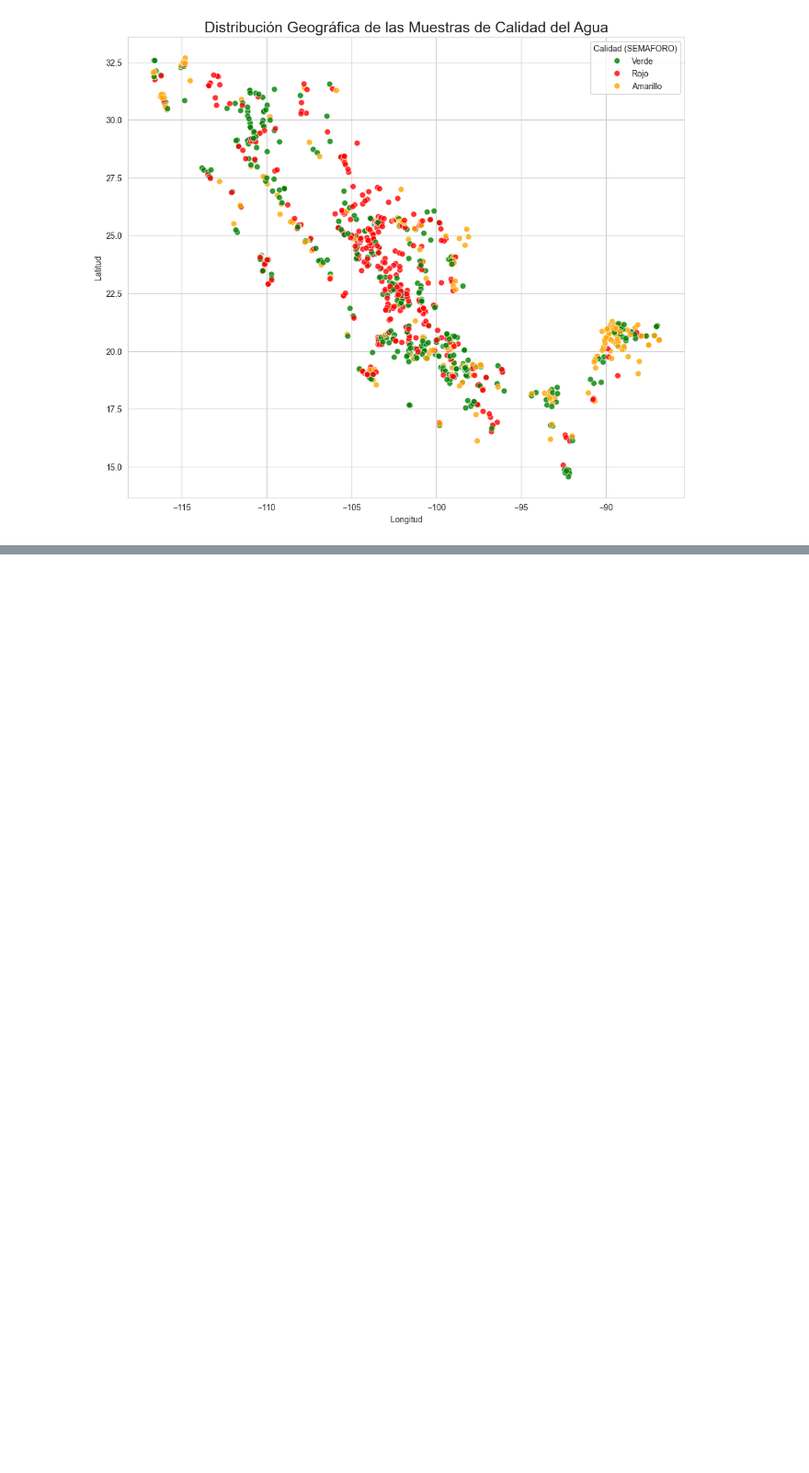
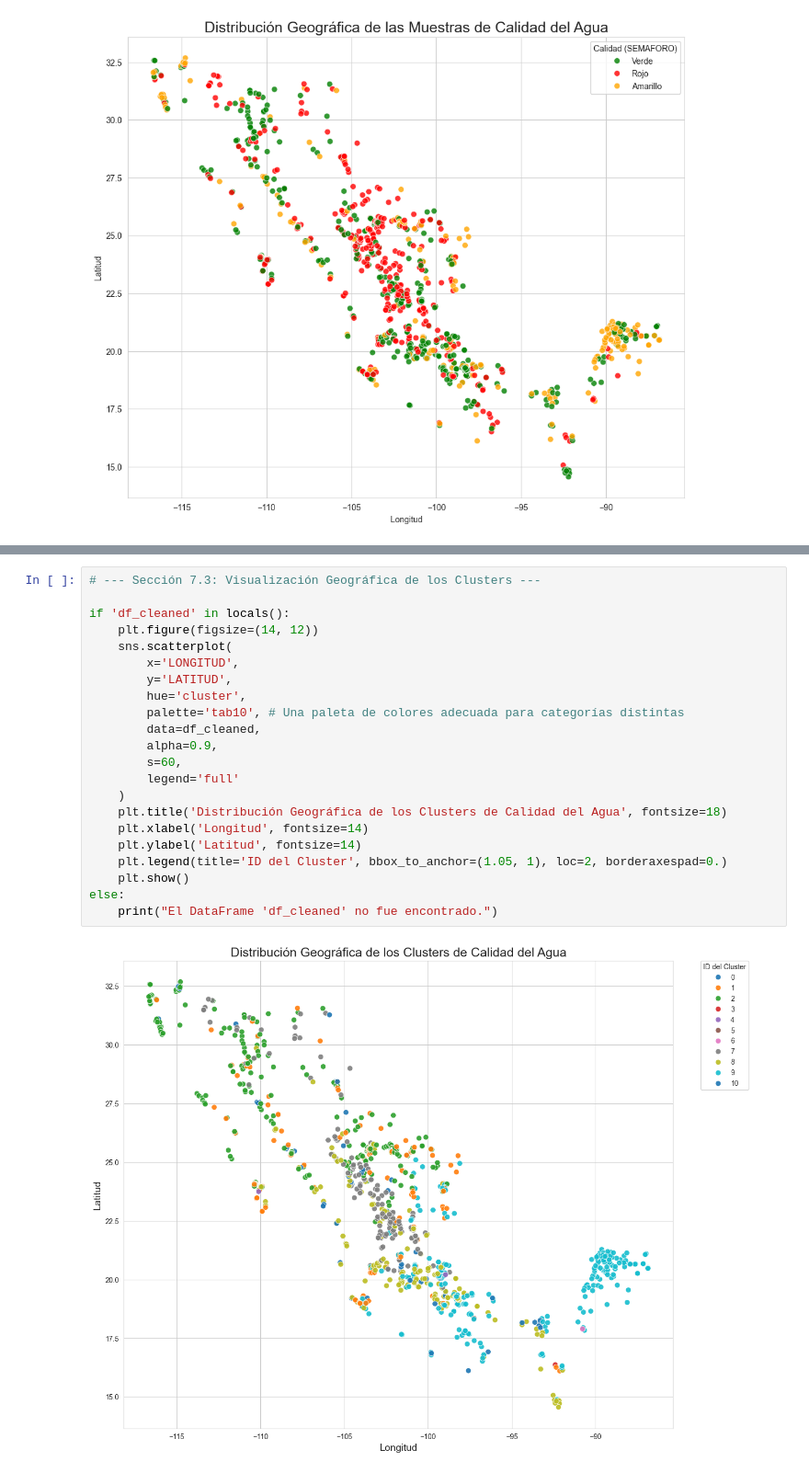
Before and after one commit to danvalvrd/ProyectoFinalIACenfo, a Jupyter notebook: EDA.ipynb, the cells around one changed output, grey strips where cells are left out. Shown at 92% size. Drawn from its saved outputs; the diff is of its cells as text; blank space fills up the shorter version.

```diff
--- a/EDA.ipynb
+++ b/EDA.ipynb
@@ -703,0 +1173,24 @@ El DataFrame 'df_cleaned' se ha exportado exitosamente a: 'datos/df_cleaned.csv'
+# %%
+# --- Sección 7.3: Visualización Geográfica de los Clusters ---
+
+if 'df_cleaned' in locals():
+    plt.figure(figsize=(14, 12))
+    sns.scatterplot(
+        x='LONGITUD',
+        y='LATITUD',
+        hue='cluster',
+        palette='tab10', # Una paleta de colores adecuada para categorías distintas
+        data=df_cleaned,
+        alpha=0.9,
+        s=60,
+        legend='full'
+    )
+    plt.title('Distribución Geográfica de los Clusters de Calidad del Agua', fontsize=18)
+    plt.xlabel('Longitud', fontsize=14)
+    plt.ylabel('Latitud', fontsize=14)
+    plt.legend(title='ID del Cluster', bbox_to_anchor=(1.05, 1), loc=2, borderaxespad=0.)
+    plt.show()
+else:
+    print("El DataFrame 'df_cleaned' no fue encontrado.")
+# %% [output]
+[figure, added]
```
Also changed, not shown: parts of 14 cells of this notebook.
